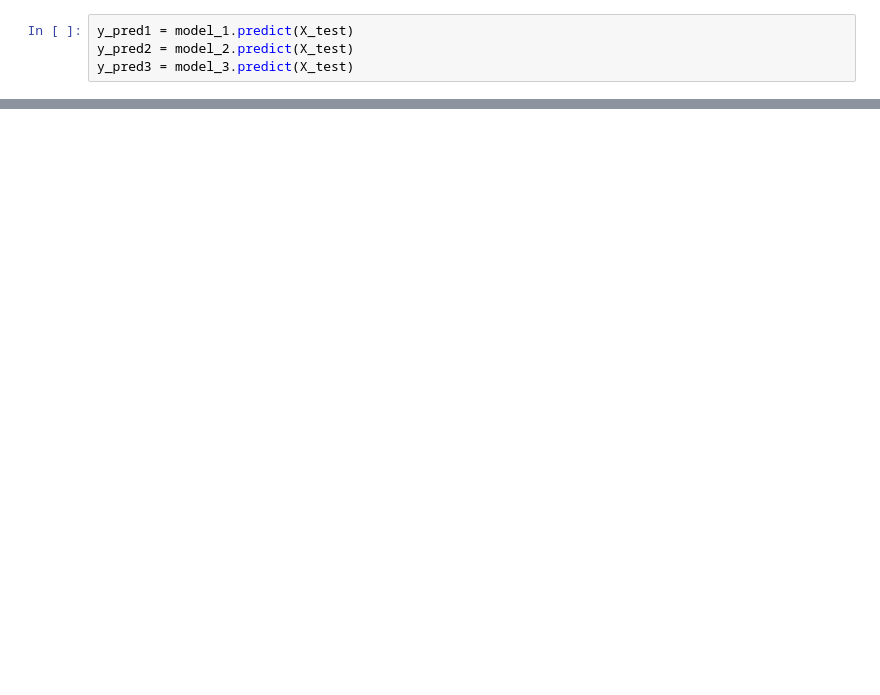
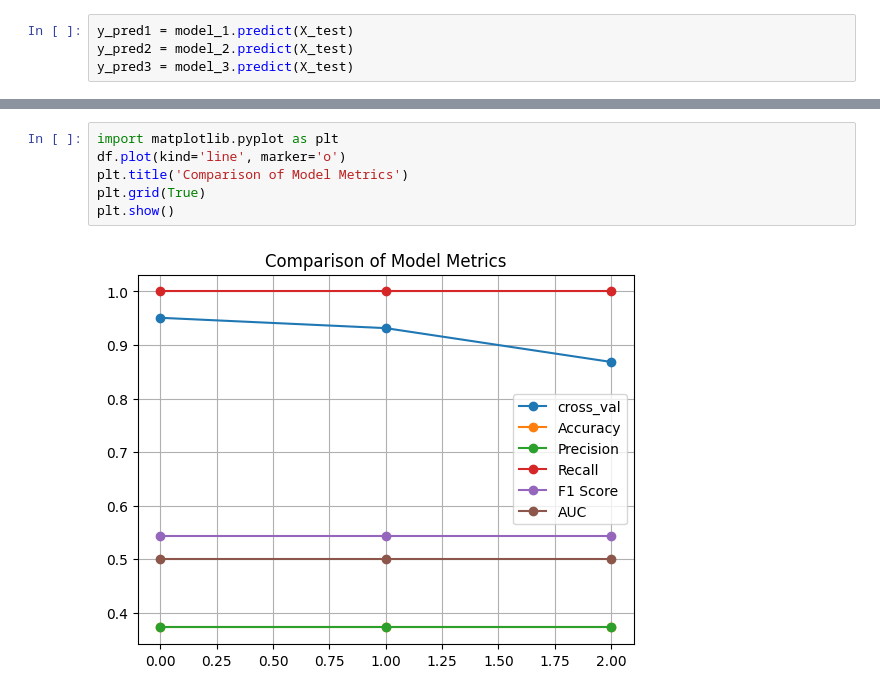
Before and after one commit to Nguyenduyhau13/Project_machine, a Jupyter notebook: machinelearning/app/training/so sánh model.ipynb, the cells around one changed output, grey strips where cells are left out. Cells and saved outputs as stored; diff of their text form; blank space fills up the shorter version.

```diff
--- a/machinelearning/app/training/so sánh model.ipynb
+++ b/machinelearning/app/training/so sánh model.ipynb
@@ -75,0 +126,8 @@ df
+# %%
+import matplotlib.pyplot as plt
+df.plot(kind='line', marker='o')
+plt.title('Comparison of Model Metrics')
+plt.grid(True)
+plt.show()
+# %% [output]
+[figure, added]
```
Also changed, not shown: parts of 7 cells of this notebook, 7 other files.
